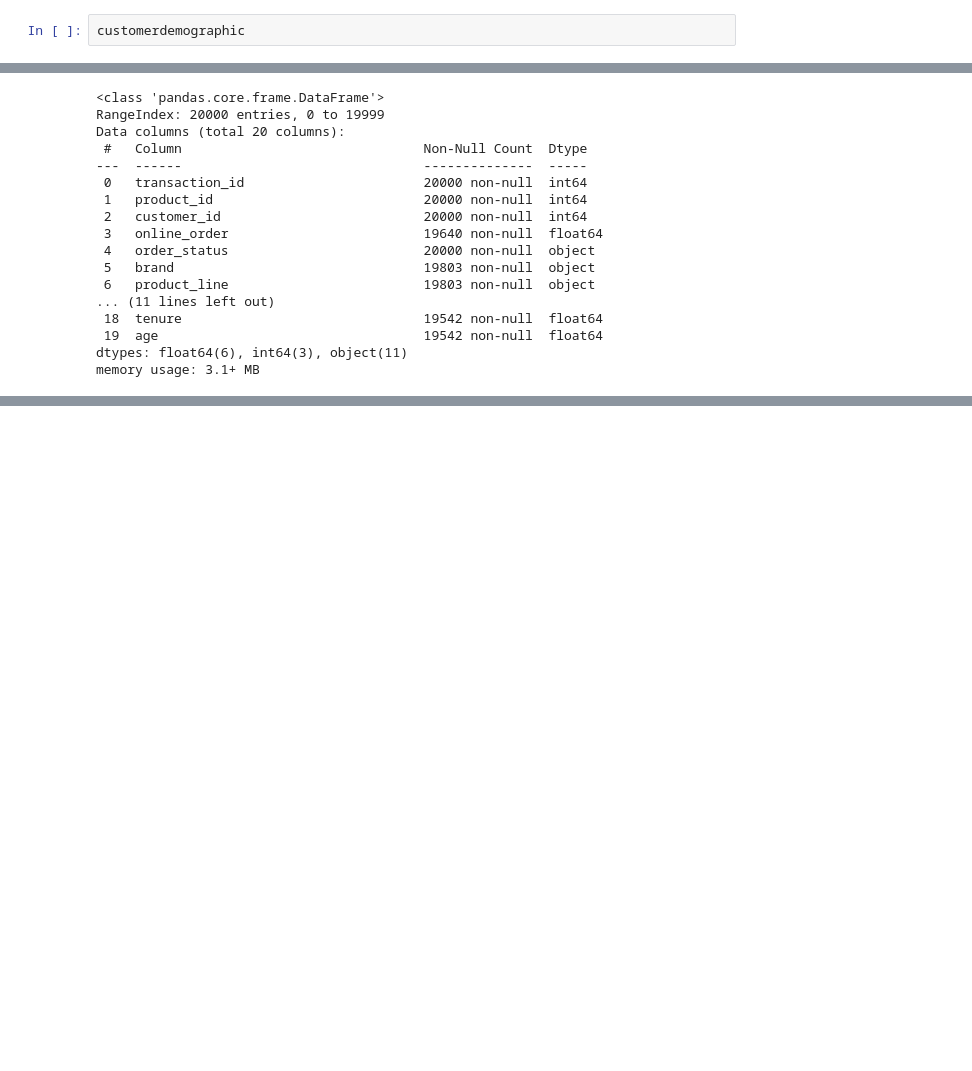
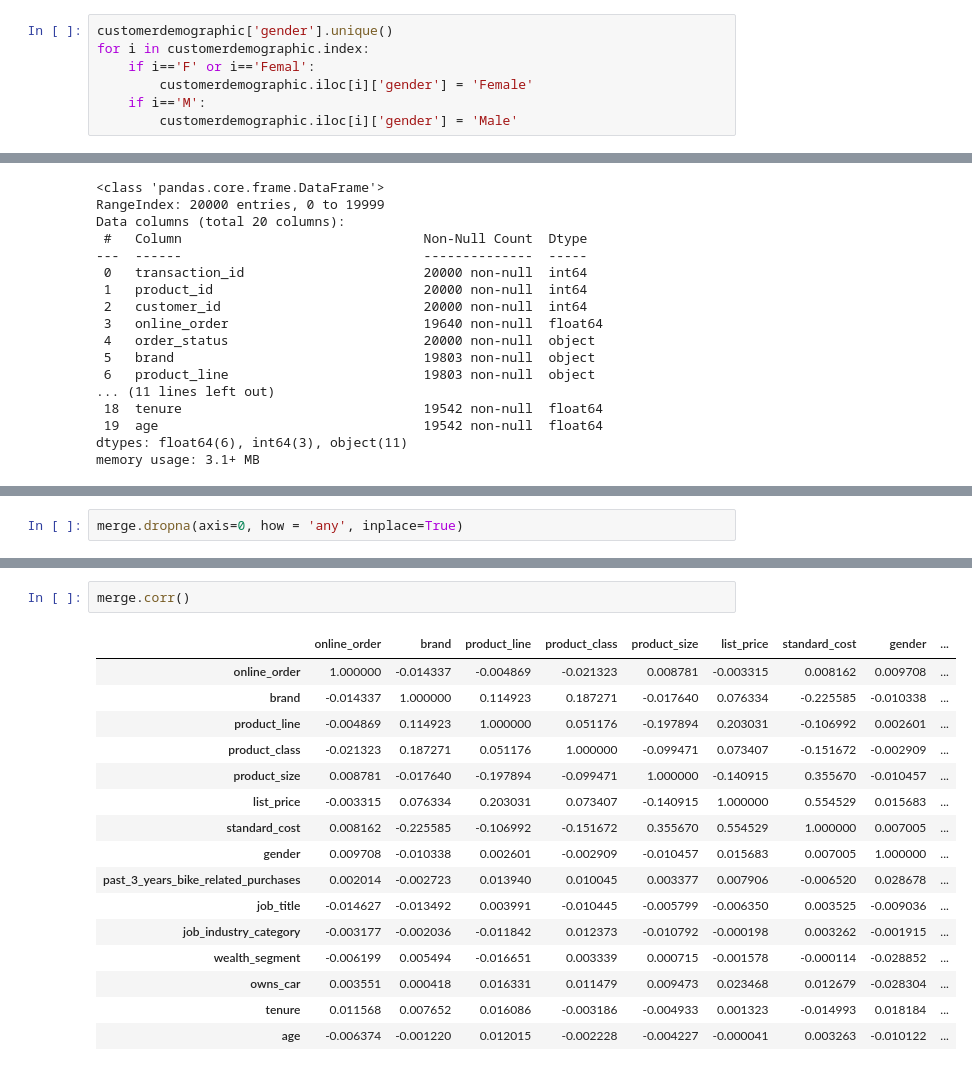
Before and after one commit to VanQuanDONG/Forage, a Jupyter notebook: KPMG/Untitled.ipynb, the cells around one changed output, grey strips where cells are left out. Saved outputs shown, nothing was run; the diff lists cells and outputs as text; blank space fills up the shorter version.

```diff
--- a/KPMG/Untitled.ipynb
+++ b/KPMG/Untitled.ipynb
@@ -80,4 +80,9 @@ customerdemographic= customerdemographic[['customer_id', 'gender', 'past_3_years
                                            'job_title', 'job_industry_category', 'wealth_segment',
                                           'deceased_indicator', 'owns_car', 'tenure', 'age']]
 # %%
-customerdemographic
+customerdemographic['gender'].unique()
+for i in customerdemographic.index:
+    if i=='F' or i=='Femal':
+        customerdemographic.iloc[i]['gender'] = 'Female'
+    if i=='M':
+        customerdemographic.iloc[i]['gender'] = 'Male'
@@ -168,0 +151,2 @@ merge
+# %%
+merge.dropna(axis=0, how = 'any', inplace=True)
@@ -168,0 +176,19 @@ merge
+# %%
+merge.corr()
+# %% [output]
+|  | online_order | brand | product_line | product_class | product_size | list_price | standard_cost | gender | ... |
+| online_order | 1.000000 | -0.014337 | -0.004869 | -0.021323 | 0.008781 | -0.003315 | 0.008162 | 0.009708 | ... |
+| brand | -0.014337 | 1.000000 | 0.114923 | 0.187271 | -0.017640 | 0.076334 | -0.225585 | -0.010338 | ... |
+| product_line | -0.004869 | 0.114923 | 1.000000 | 0.051176 | -0.197894 | 0.203031 | -0.106992 | 0.002601 | ... |
+| product_class | -0.021323 | 0.187271 | 0.051176 | 1.000000 | -0.099471 | 0.073407 | -0.151672 | -0.002909 | ... |
+| product_size | 0.008781 | -0.017640 | -0.197894 | -0.099471 | 1.000000 | -0.140915 | 0.355670 | -0.010457 | ... |
+| list_price | -0.003315 | 0.076334 | 0.203031 | 0.073407 | -0.140915 | 1.000000 | 0.554529 | 0.015683 | ... |
+| standard_cost | 0.008162 | -0.225585 | -0.106992 | -0.151672 | 0.355670 | 0.554529 | 1.000000 | 0.007005 | ... |
+| gender | 0.009708 | -0.010338 | 0.002601 | -0.002909 | -0.010457 | 0.015683 | 0.007005 | 1.000000 | ... |
+| past_3_years_bike_related_purchases | 0.002014 | -0.002723 | 0.013940 | 0.010045 | 0.003377 | 0.007906 | -0.006520 | 0.028678 | ... |
+| job_title | -0.014627 | -0.013492 | 0.003991 | -0.010445 | -0.005799 | -0.006350 | 0.003525 | -0.009036 | ... |
+| job_industry_category | -0.003177 | -0.002036 | -0.011842 | 0.012373 | -0.010792 | -0.000198 | 0.003262 | -0.001915 | ... |
+| wealth_segment | -0.006199 | 0.005494 | -0.016651 | 0.003339 | 0.000715 | -0.001578 | -0.000114 | -0.028852 | ... |
+| owns_car | 0.003551 | 0.000418 | 0.016331 | 0.011479 | 0.009473 | 0.023468 | 0.012679 | -0.028304 | ... |
+| tenure | 0.011568 | 0.007652 | 0.016086 | -0.003186 | -0.004933 | 0.001323 | -0.014993 | 0.018184 | ... |
+| age | -0.006374 | -0.001220 | 0.012015 | -0.002228 | -0.004227 | -0.000041 | 0.003263 | -0.010122 | ... |
```
Also changed, not shown: parts of 15 cells of this notebook.
